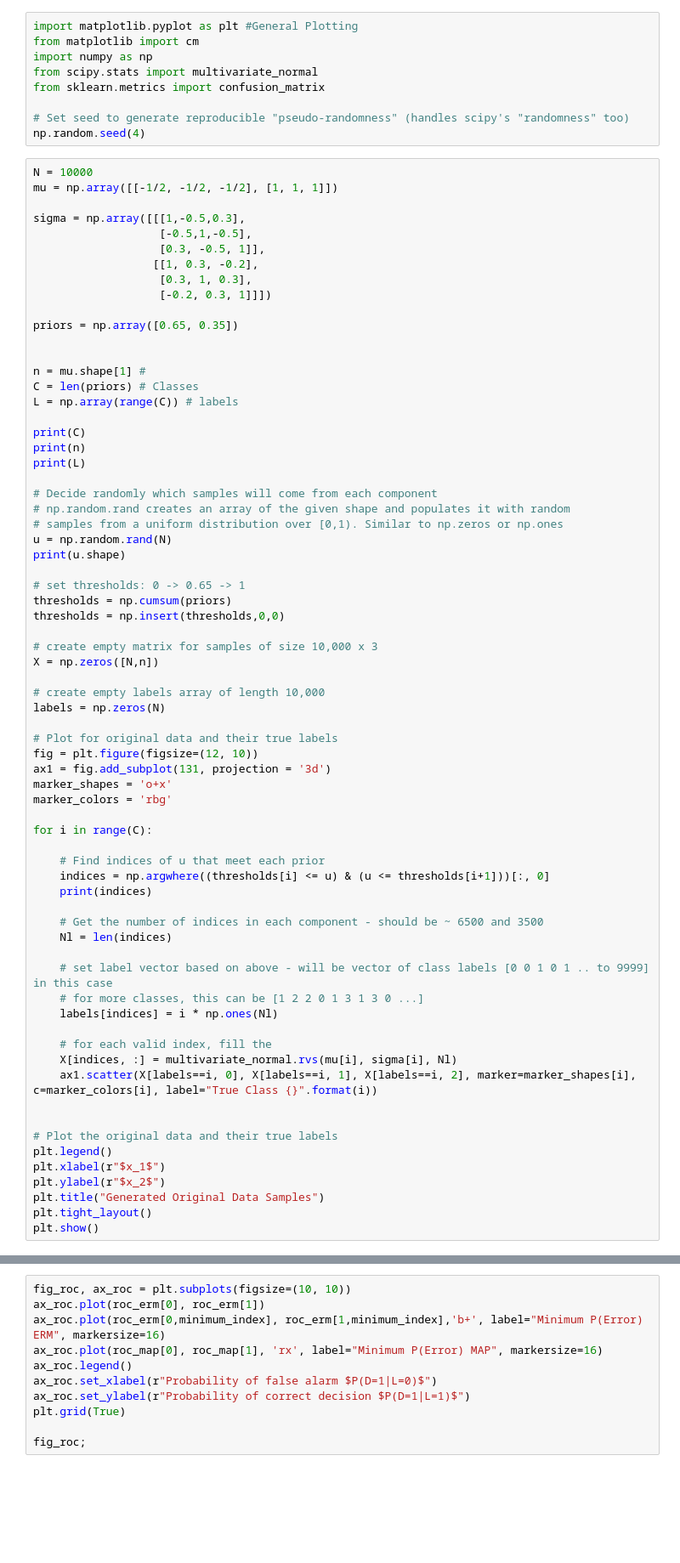
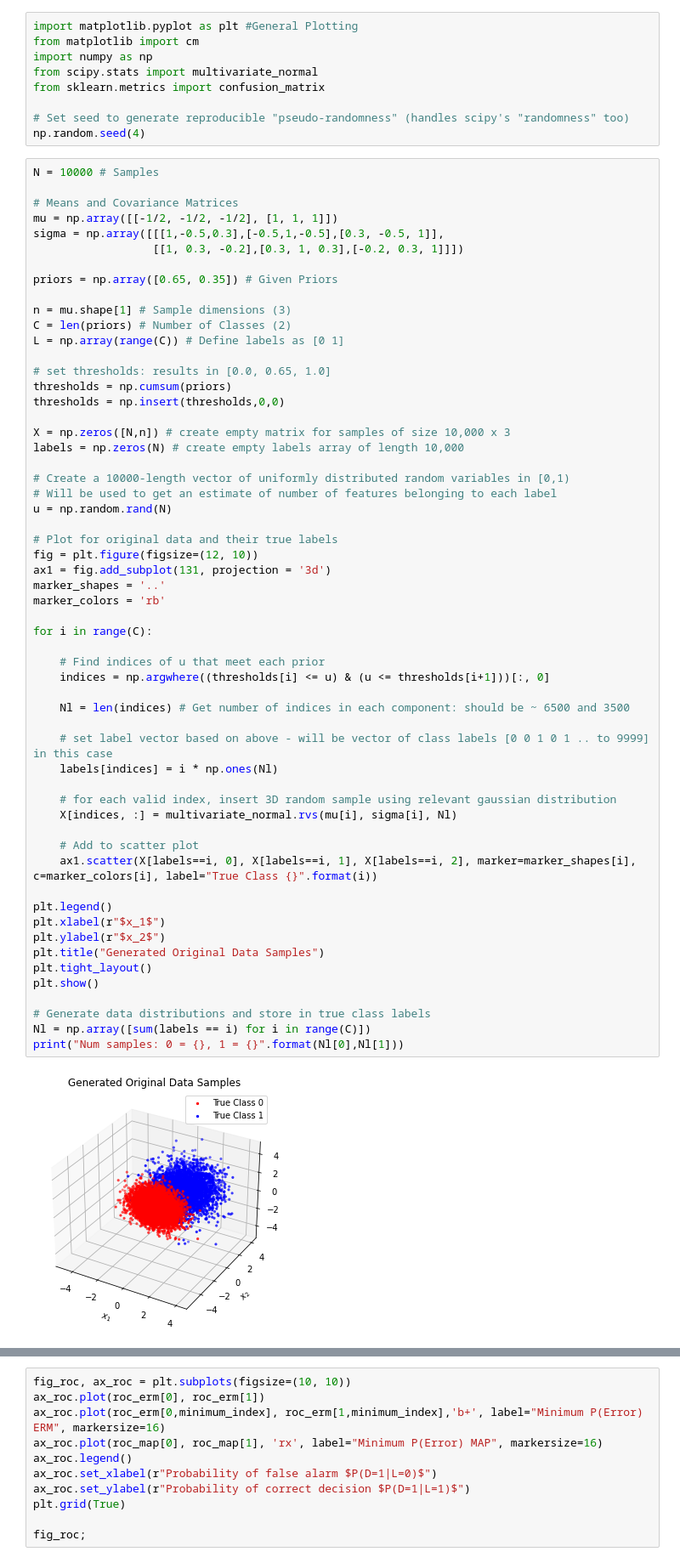
Before and after one commit to meuliano/EECE5644, a Jupyter notebook: HW1/hw1_1.ipynb, the cells around one changed output, grey strips where cells are left out. Shown at 85% size. Drawn from its saved outputs; the diff is of its cells as text; blank space fills up the shorter version.

```diff
--- a/HW1/hw1_1.ipynb
+++ b/HW1/hw1_1.ipynb
@@ -8,72 +8,61 @@ from sklearn.metrics import confusion_matrix
 # Set seed to generate reproducible "pseudo-randomness" (handles scipy's "randomness" too)
 np.random.seed(4)
 # %%
-N = 10000
+N = 10000 # Samples
+
+# Means and Covariance Matrices
 mu = np.array([[-1/2, -1/2, -1/2], [1, 1, 1]])
+sigma = np.array([[[1,-0.5,0.3],[-0.5,1,-0.5],[0.3, -0.5, 1]],
+                  [[1, 0.3, -0.2],[0.3, 1, 0.3],[-0.2, 0.3, 1]]])
 
-sigma = np.array([[[1,-0.5,0.3],
-                   [-0.5,1,-0.5],
-                   [0.3, -0.5, 1]],
-                  [[1, 0.3, -0.2],
-                   [0.3, 1, 0.3],
-                   [-0.2, 0.3, 1]]])
+priors = np.array([0.65, 0.35]) # Given Priors
 
-priors = np.array([0.65, 0.35])
+n = mu.shape[1] # Sample dimensions (3)
+C = len(priors) # Number of Classes (2)
+L = np.array(range(C)) # Define labels as [0 1]
 
-
-n = mu.shape[1] #
-C = len(priors) # Classes
-L = np.array(range(C)) # labels
-
-print(C)
-print(n)
-print(L)
-
-# Decide randomly which samples will come from each component
-# np.random.rand creates an array of the given shape and populates it with random
-# samples from a uniform distribution over [0,1). Similar to np.zeros or np.ones
-u = np.random.rand(N)
-print(u.shape)
-
-# set thresholds: 0 -> 0.65 -> 1
+# set thresholds: results in [0.0, 0.65, 1.0]
 thresholds = np.cumsum(priors)
 thresholds = np.insert(thresholds,0,0)
 
-# create empty matrix for samples of size 10,000 x 3
-X = np.zeros([N,n])
+X = np.zeros([N,n]) # create empty matrix for samples of size 10,000 x 3
+labels = np.zeros(N) # create empty labels array of length 10,000
 
-# create empty labels array of length 10,000
-labels = np.zeros(N)
+# Create a 10000-length vector of uniformly distributed random variables in [0,1)
+# Will be used to get an estimate of number of features belonging to each label
+u = np.random.rand(N)
 
 # Plot for original data and their true labels
 fig = plt.figure(figsize=(12, 10))
 ax1 = fig.add_subplot(131, projection = '3d')
-marker_shapes = 'o+x'
-marker_colors = 'rbg'
+marker_shapes = '..'
+marker_colors = 'rb'
 
 for i in range(C):
 
     # Find indices of u that meet each prior
     indices = np.argwhere((thresholds[i] <= u) & (u <= thresholds[i+1]))[:, 0]
-    print(indices)
 
-    # Get the number of indices in each component - should be ~ 6500 and 3500
-    Nl = len(indices)
+    Nl = len(indices) # Get number of indices in each component: should be ~ 6500 and 3500
 
     # set label vector based on above - will be vector of class labels [0 0 1 0 1 .. to 9999] in this case
-    # for more classes, this can be [1 2 2 0 1 3 1 3 0 ...]
     labels[indices] = i * np.ones(Nl)
 
-    # for each valid index, fill the
+    # for each valid index, insert 3D random sample using relevant gaussian distribution
     X[indices, :] = multivariate_normal.rvs(mu[i], sigma[i], Nl)
+
+    # Add to scatter plot
     ax1.scatter(X[labels==i, 0], X[labels==i, 1], X[labels==i, 2], marker=marker_shapes[i], c=marker_colors[i], label="True Class {}".format(i))
 
-
-# Plot the original data and their true labels
 plt.legend()
 plt.xlabel(r"$x_1$")
 plt.ylabel(r"$x_2$")
 plt.title("Generated Original Data Samples")
 plt.tight_layout()
 plt.show()
+
+# Generate data distributions and store in true class labels
+Nl = np.array([sum(labels == i) for i in range(C)])
+print("Num samples: 0 = {}, 1 = {}".format(Nl[0],Nl[1]))
 # %% [output]
+[figure, new version]
```
Also changed, not shown: parts of 10 cells of this notebook.
